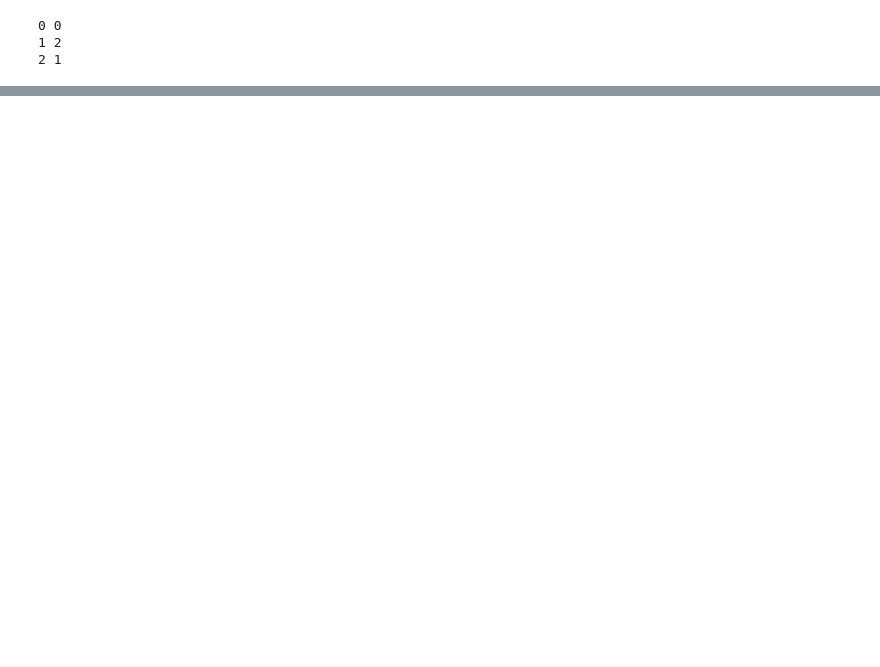
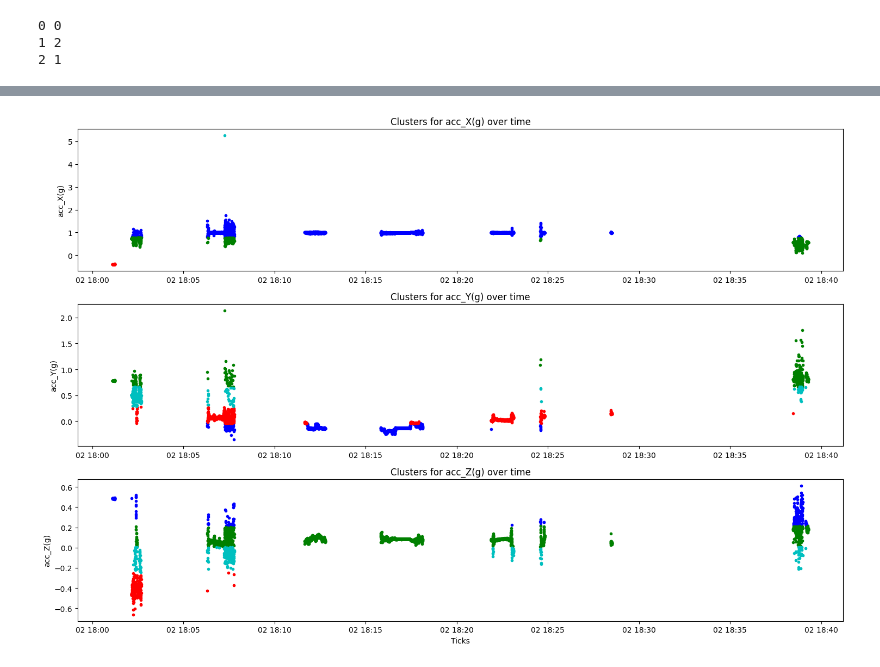
Before and after one commit to bill-unitech2021/motion_recognition_with_sensor_data, a Jupyter notebook: motion_analysis.ipynb, the cells around one changed output, grey strips where cells are left out. Cells and saved outputs as stored; diff of their text form; code cells hidden in the pictures; blank space fills up the shorter version.

```diff
--- a/motion_analysis.ipynb
+++ b/motion_analysis.ipynb
@@ -199,0 +170,27 @@ for i, k in enumerate(clusters):
+# %%
+import matplotlib.pyplot as plt
+
+
+# Prepare the data and create a KMeans instance with 4 clusters
+kmeans = KMeans(n_clusters=4, random_state=0)
+
+features = ['acc_X(g)', 'acc_Y(g)', 'acc_Z(g)']
+colors = ['b', 'g', 'r', 'c', 'm', 'y', 'k']
+
+fig, ax = plt.subplots(len(features), 1, figsize=(15, 10))
+
+# Apply KMeans for each feature and plot
+for i, feature in enumerate(features):
+    feature_data = data[feature].values.reshape(-1,1)
+    kmeans.fit(feature_data)
+    clusters = kmeans.predict(feature_data)
+    for cluster in set(clusters):
+        ax[i].plot(data.Time[clusters == cluster], data[feature][clusters == cluster], '.', color=colors[cluster])
+    ax[i].set_title(f'Clusters for {feature} over time')
+    ax[i].set_ylabel(feature)
+
+plt.xlabel('Ticks')
+plt.tight_layout()
+plt.show()
+# %% [output]
+[figure, added]
```
Also changed, not shown: parts of 8 cells of this notebook.
